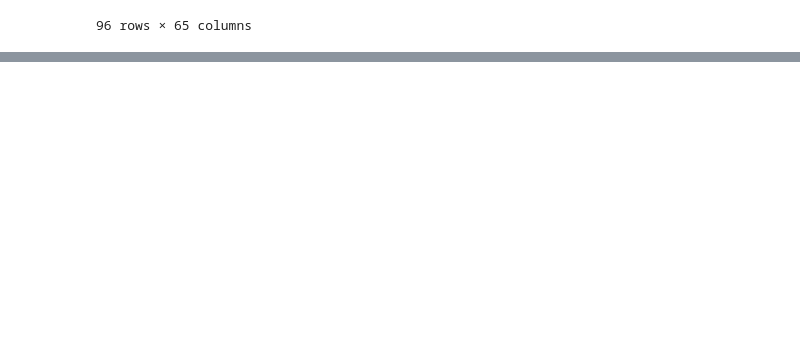
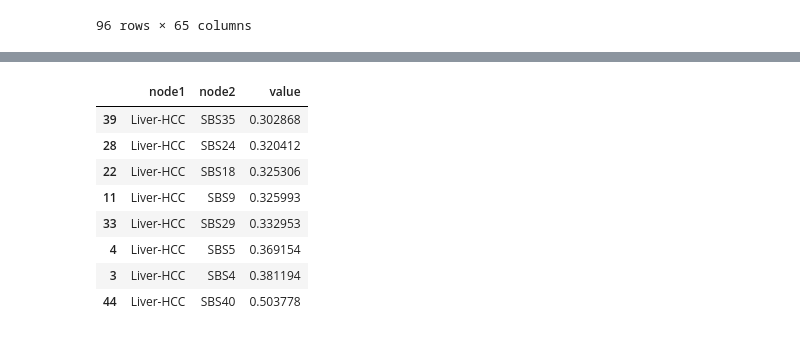
Before and after one commit to HillLab/SomaticSiMu, a Jupyter notebook: Statistical Analyses.ipynb, the cells around one changed output, grey strips where cells are left out. Cells and saved outputs as stored; diff of their text form; code cells hidden in the pictures; blank space fills up the shorter version.

```diff
--- a/Statistical Analyses.ipynb
+++ b/Statistical Analyses.ipynb
@@ -648,0 +676,12 @@ dtype: float64
+# %%
+network_df[network_df['value']>0.3].sort_values('value')
+# %% [output]
+|  | node1 | node2 | value |
+| 39 | Liver-HCC | SBS35 | 0.302868 |
+| 28 | Liver-HCC | SBS24 | 0.320412 |
+| 22 | Liver-HCC | SBS18 | 0.325306 |
+| 11 | Liver-HCC | SBS9 | 0.325993 |
+| 33 | Liver-HCC | SBS29 | 0.332953 |
+| 4 | Liver-HCC | SBS5 | 0.369154 |
+| 3 | Liver-HCC | SBS4 | 0.381194 |
+| 44 | Liver-HCC | SBS40 | 0.503778 |
```
Also changed, not shown: parts of 17 cells of this notebook.
